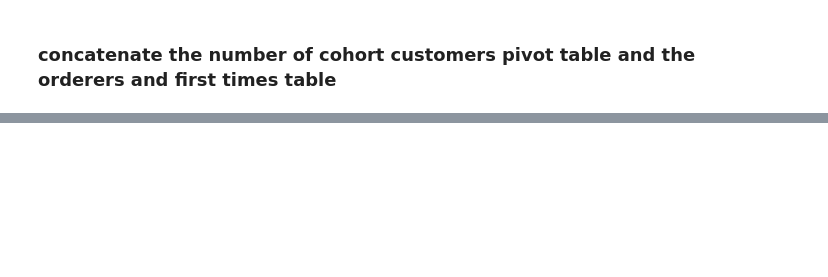
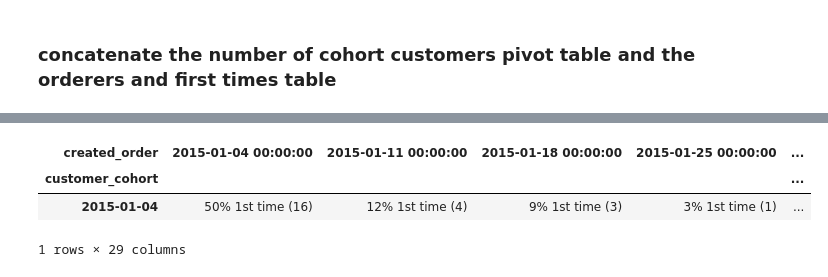
Before and after one commit to bfdykstra/invitae-cohort-analysis, a Jupyter notebook: Invitae.ipynb, the cells around one changed output, grey strips where cells are left out. Saved outputs shown, nothing was run; the diff lists cells and outputs as text; code cells hidden in the pictures; blank space fills up the shorter version.

```diff
--- a/Invitae.ipynb
+++ b/Invitae.ipynb
@@ -329,3 +307,10 @@ final_df[:20]
+# %%
+final_df[-1:]
+# %% [output]
+| created_order | 2015-01-04 00:00:00 | 2015-01-11 00:00:00 | 2015-01-18 00:00:00 | 2015-01-25 00:00:00 | ... |
+| customer_cohort |  |  |  |  | ... |
+| 2015-01-04 | 50% 1st time (16) | 12% 1st time (4) | 9% 1st time (3) | 3% 1st time (1) | ... |
+1 rows × 29 columns
 # %%
 final_df.to_csv('cohort_report.csv')
 # %%
```
Also changed, not shown: parts of 2 cells of this notebook, 1 other file.
